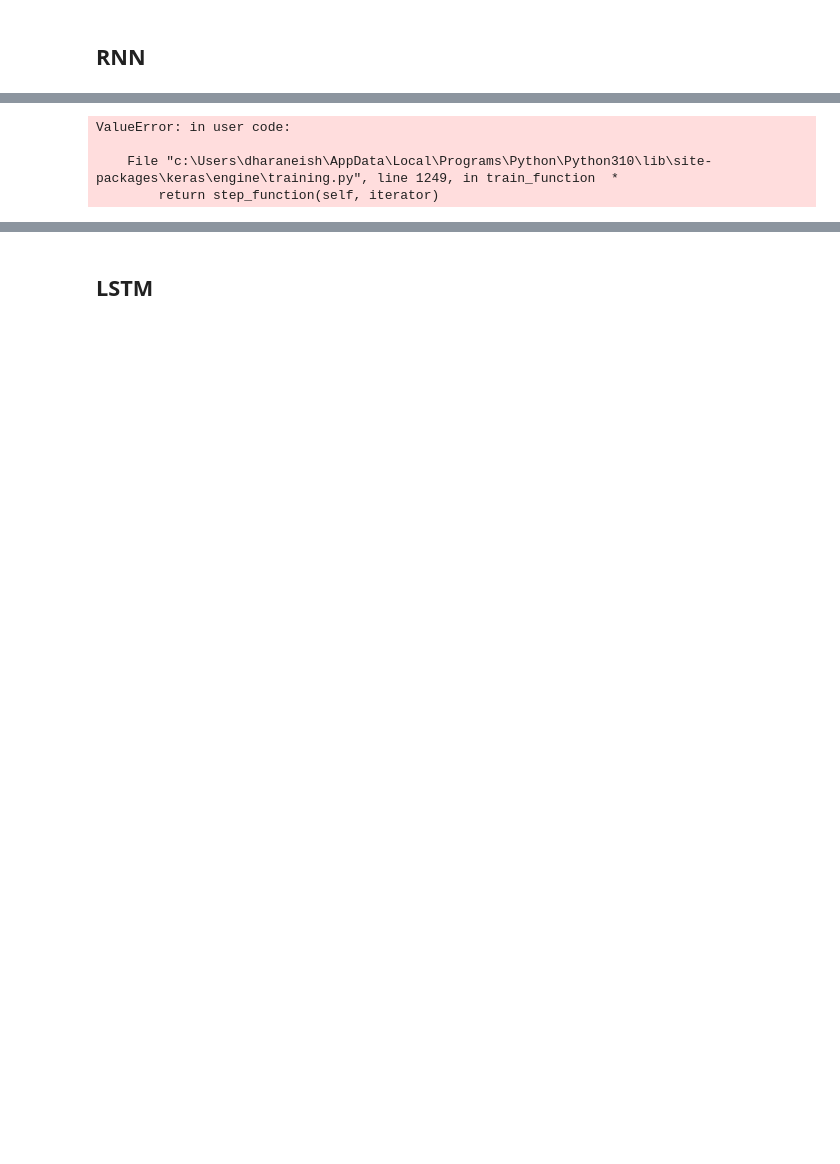
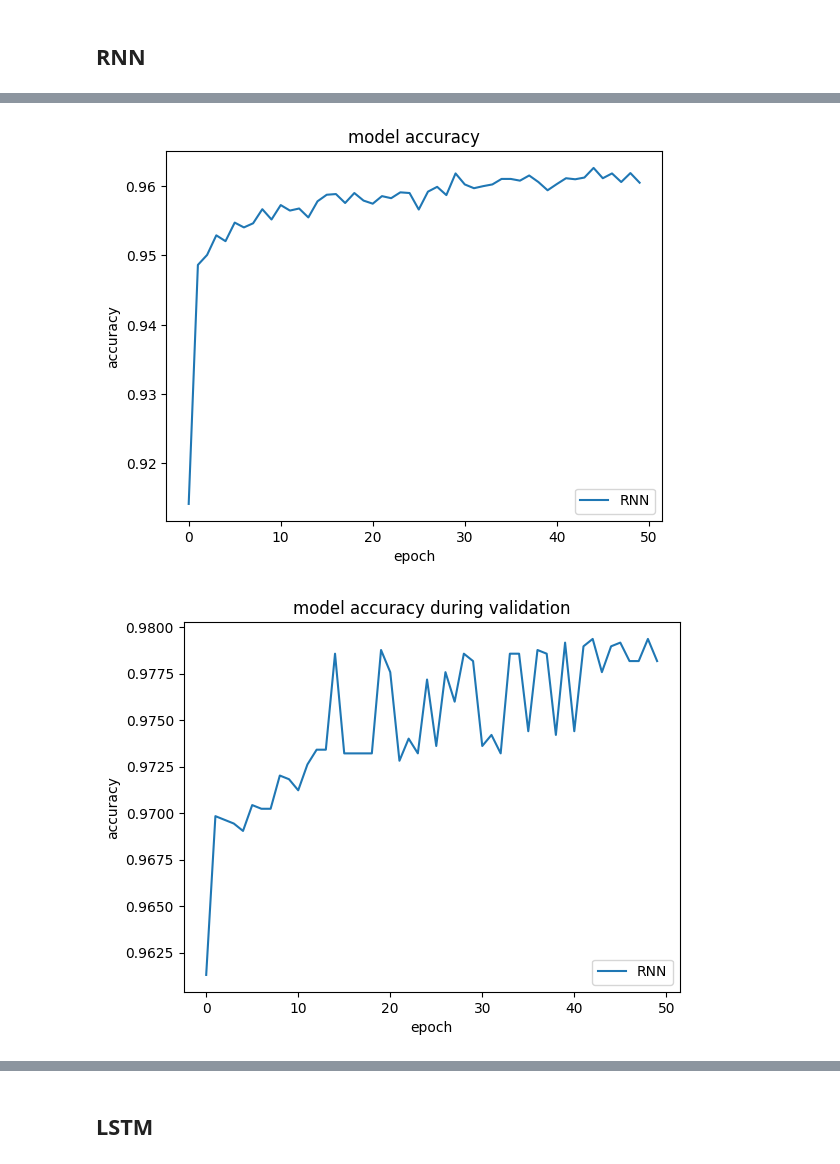
Before and after one commit to dharaneishvc/Intrusion-detection-DL-ML, a Jupyter notebook: Coding.ipynb, the cells around one changed output, grey strips where cells are left out. Saved outputs shown, nothing was run; the diff lists cells and outputs as text; code cells hidden in the pictures; blank space fills up the shorter version.

```diff
--- a/Coding.ipynb
+++ b/Coding.ipynb
@@ -398,31 +425,37 @@ model3.add(SimpleRNN(128, dropout=0.3, return_sequences=True, input_shape=(1,4))
 model3.add(SimpleRNN(128))
 '''
 
-model3.add((Dense(3, activation='softmax')))
+model3.add((Dense(2, activation='softmax')))
 model3.compile(loss='binary_crossentropy', optimizer='adam', metrics=['accuracy'])
 #checkpoint
 filepath="weights.best.hdf5"
 checkpoint = ModelCheckpoint(filepath, monitor='val_acc', verbose=1, save_best_only=True, mode='max')
 callbacks_list = [checkpoint]
 
-predicted3= model3.fit(X_train, Y_train, validation_data=(X_test, Y_test), epochs=100, batch_size=12,callbacks=callbacks_list)
+predicted3= model3.fit(X_train, Y_train, validation_data=(X_test, Y_test), epochs=50, batch_size=256,callbacks=callbacks_list)
 
 model3.summary()
 scores = model3.evaluate(X_test, Y_test, verbose=2)
 print("Accuracy: %.2f%%" % (scores[1]*100))
-predicted_classes = model3.predict_classes(X_test,verbose=1)
+#predicted_classes = model3.predict_classes(X_test,verbose=1)
+predicted_classes = (model3.predict(X_test) > 0.5).astype("int32")
 print(predicted_classes.shape)
 print(predicted_classes)
-probs3 = model3.predict_proba(X_test)
 
+#probs3 = model3.predict_proba(X_test)
+def predict_prob(number):
+  return [number[0],1-number[0]]
+
+probs3 = np.array(list(map(predict_prob, model3.predict(X_test))))
+
+'''
 top_k3 = metrics.top_k_categorical_accuracy(Y_test,probs3,k=2)
 top_k_array3 = top_k3.eval(session=sess1)
 print(top_k_array3)
 print(top_k3)
+'''
 
-
-
-plt.plot(predicted3.history['acc'])
+plt.plot(predicted3.history['accuracy'])
 plt.title('model accuracy')
 plt.ylabel('accuracy')
 plt.xlabel('epoch')
@@ -430,7 +463,7 @@ plt.legend(['RNN'], loc='lower right')
 plt.show()
 
 
-plt.plot(predicted3.history['val_acc'])
+plt.plot(predicted3.history['val_accuracy'])
 plt.title('model accuracy during validation')#during validation
 plt.ylabel('accuracy')
 plt.xlabel('epoch')
@@ -457,4 +506,2 @@ Epoch 1/100
-ValueError: in user code:
-
-    File "c:\Users\dharaneish\AppData\Local\Programs\Python\Python310\lib\site-packages\keras\engine\training.py", line 1249, in train_function  *
-        return step_function(self, iterator)
+[figure, added]
+[figure, added]
```
Also changed, not shown: parts of 5 cells of this notebook, 1 other file.
